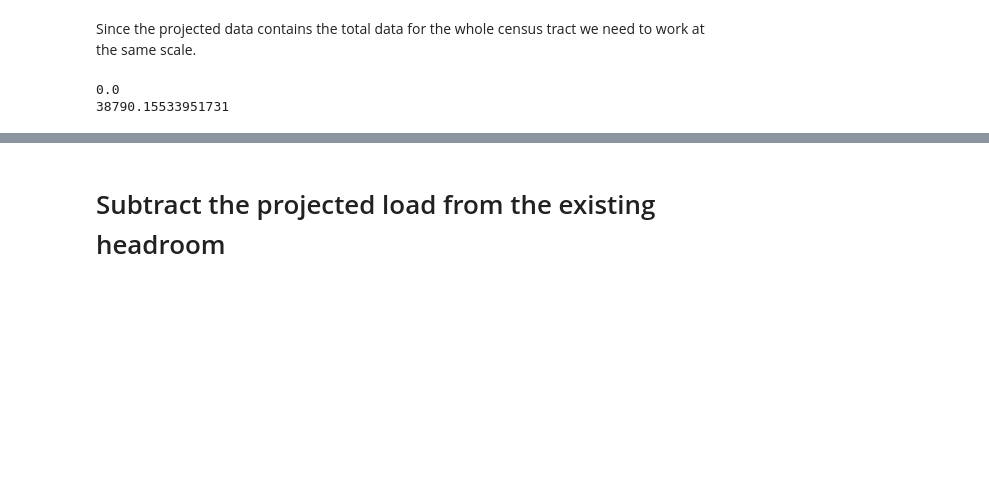
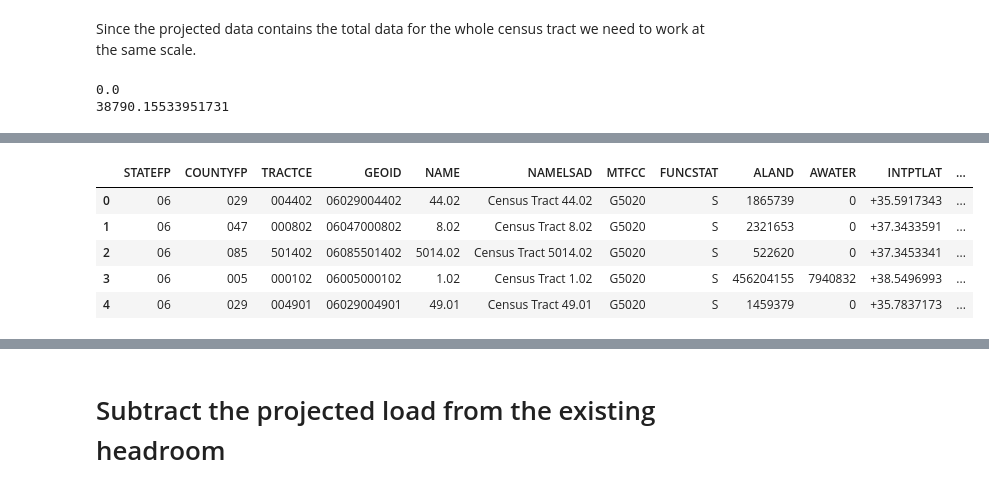
Before and after one commit to ElectriGrid/projected-load-analysis, a Jupyter notebook: headroom_vs_projected.ipynb, the cells around one changed output, grey strips where cells are left out. Drawn from its saved outputs; the diff is of its cells as text; code cells hidden in the pictures; blank space fills up the shorter version.

```diff
--- a/headroom_vs_projected.ipynb
+++ b/headroom_vs_projected.ipynb
@@ -10,9 +10,10 @@ import geopandas as gpd
 import matplotlib.pyplot as plt
 # %%
 # load in data
-load_projected = pd.read_csv('/../../capstone/electrigrid/data/projected_load/tract_scenario_comparison.csv')
+projected_load = pd.read_csv('/../../capstone/electrigrid/data/projected_load/tract_scenario_comparison.csv')
 tract_summary = pd.read_csv('/../../capstone/electrigrid/data/projected_load/tract_summary.csv')
 sce_hostcap = gpd.read_parquet('/../../capstone/electrigrid/data/census_hosting_capacity/sce_census_map_new.parquet')
+census2020 = gpd.read_file('/../../capstone/electrigrid/data/census/censustract2020/tl_2020_06_tract.shp')
 # %% [markdown]
 # Investigate the tract summary data
 # %%
@@ -120,0 +130,10 @@ print(sce_hostcap['total_DER'].max())
+# %%
+# view the census data
+census2020.head()
+# %% [output]
+|  | STATEFP | COUNTYFP | TRACTCE | GEOID | NAME | NAMELSAD | MTFCC | FUNCSTAT | ALAND | AWATER | INTPTLAT | ... |
+| 0 | 06 | 029 | 004402 | 06029004402 | 44.02 | Census Tract 44.02 | G5020 | S | 1865739 | 0 | +35.5917343 | ... |
+| 1 | 06 | 047 | 000802 | 06047000802 | 8.02 | Census Tract 8.02 | G5020 | S | 2321653 | 0 | +37.3433591 | ... |
+| 2 | 06 | 085 | 501402 | 06085501402 | 5014.02 | Census Tract 5014.02 | G5020 | S | 522620 | 0 | +37.3453341 | ... |
+| 3 | 06 | 005 | 000102 | 06005000102 | 1.02 | Census Tract 1.02 | G5020 | S | 456204155 | 7940832 | +38.5496993 | ... |
+| 4 | 06 | 029 | 004901 | 06029004901 | 49.01 | Census Tract 49.01 | G5020 | S | 1459379 | 0 | +35.7837173 | ... |
```
Also changed, not shown: parts of 25 cells of this notebook.
